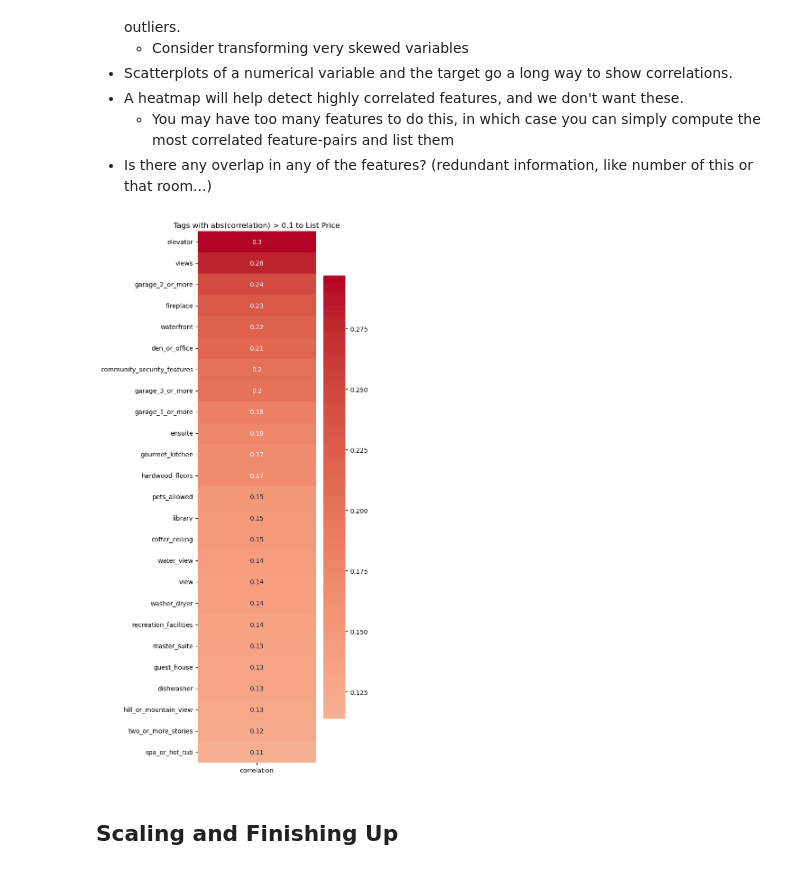
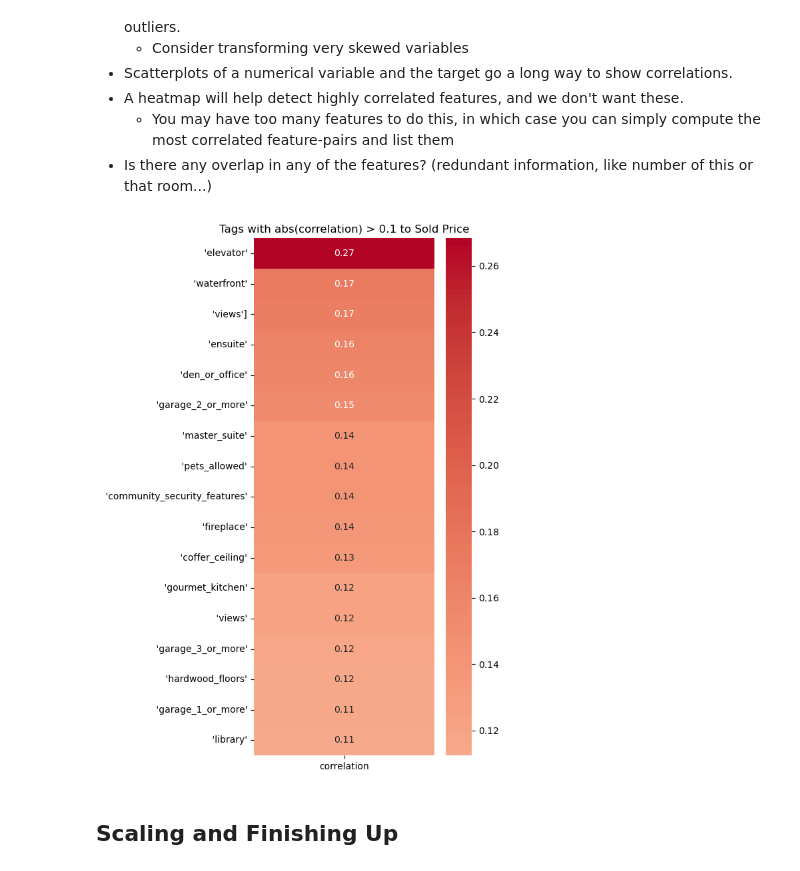
Before and after one commit to alocken/DS-Midterm-Project, a Jupyter notebook: notebooks/1 - EDA.ipynb, the cells around one changed output. Cells and saved outputs as stored; diff of their text form; code cells hidden in the pictures.

Commit message:
Updated DF print to print head Data Importing and Cleaning/Wrangling;Updated Cities and EDA/Visualization code

```diff
--- a/notebooks/1 - EDA.ipynb
+++ b/notebooks/1 - EDA.ipynb
@@ -546,3 +522,9 @@ Estimated total OHE columns after merging rare cities/states and threshold 20 ta
     - We can do this as long as we ONLY use the training data - we're using the available data to give us a 'starting guess' of the price for each city, without needing to encode city explicitly
 - If you replace cities or states with numerical values (like the mean price), make sure that the data is split so that we don't leak data into the training selection. This is a great time to train test split. Compute on the training data, and join these values to the test data
 - Note that you *may* have cities in the test set that are not in the training set. You don't want these to be NA, so maybe you can fill them with the overall mean
+# %%
+print(df.columns)
+print(df['description'].iloc[0])
+print(type(df['description'].iloc[0]))
+# extract sold_price from 'description' column
+df['Sold Price'] = df['description'].apply(lambda x: x.get('sold_price', None))
@@ -549,3 +539,5 @@ Estimated total OHE columns after merging rare cities/states and threshold 20 ta
+# %%
+df['city'] = df['location'].apply(lambda x: x.get('address', {}).get('city') if isinstance(x, dict) else None)
 # %%
 from sklearn.model_selection import train_test_split
 
@@ -591,22 +583,37 @@ Remember all of the EDA that you've been learning about?  Now is a perfect time
 - A heatmap will help detect highly correlated features, and we don't want these.
     - You may have too many features to do this, in which case you can simply compute the most correlated feature-pairs and list them
 - Is there any overlap in any of the features? (redundant information, like number of this or that room...)
+# %%
+import seaborn as sns
+df['sold_price'] = df['description'].apply(lambda x: x.get('sold_price') if isinstance(x, dict) else None)
+# %%
+# OHE tags
+tags_ohe = df['tags'].str.get_dummies(sep=',')
+
+# combine with sold price
+tags_with_sold_price = pd.concat([tags_ohe, df['sold_price']], axis=1)
+
+# drop rows with missing sold_price (if any)
+tags_with_sold_price = tags_with_sold_price.dropna(subset=['sold_price'])
+
+# compute correlation
+tag_price_corr = tags_with_sold_price.corr()['sold_price'].drop('sold_price')
 # %%
 # Filter tags with absolute correlation > 0.1
 threshold = 0.1
-strong_corr_tags = tag_price_corr[ tag_price_corr.abs() > threshold ]
+strong_corr_tags = tag_price_corr[tag_price_corr.abs() > threshold]
 
 # Convert to DataFrame and sort
 strong_corr_df = strong_corr_tags.to_frame(name='correlation').sort_values(by='correlation', ascending=False)
 
-# Plot heatmap of filtered tags
+# Plot heatmap
 plt.figure(figsize=(6, len(strong_corr_df) * 0.5))
 sns.heatmap(strong_corr_df, annot=True, cmap='coolwarm', center=0)
-plt.title(f'Tags with abs(correlation) > {threshold} to List Price')
+plt.title(f'Tags with abs(correlation) > {threshold} to Sold Price')
 plt.tight_layout()
 plt.show()
 # %% [output]
-[figure, old version]
+[figure, new version]
 # %% [markdown]
 ## Scaling and Finishing Up
 # %% [markdown]
```
Also changed, not shown: parts of 7 cells of this notebook.
